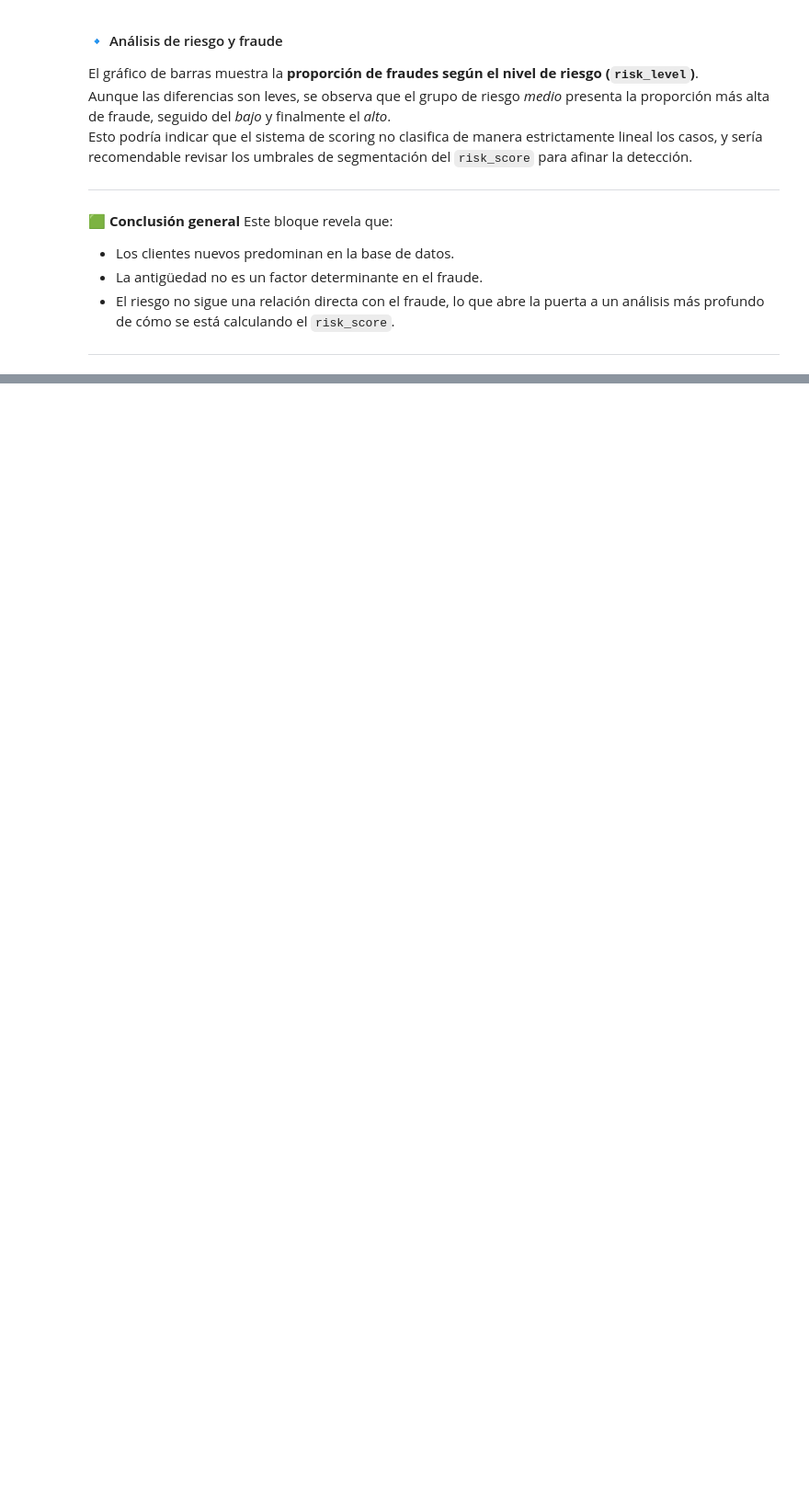
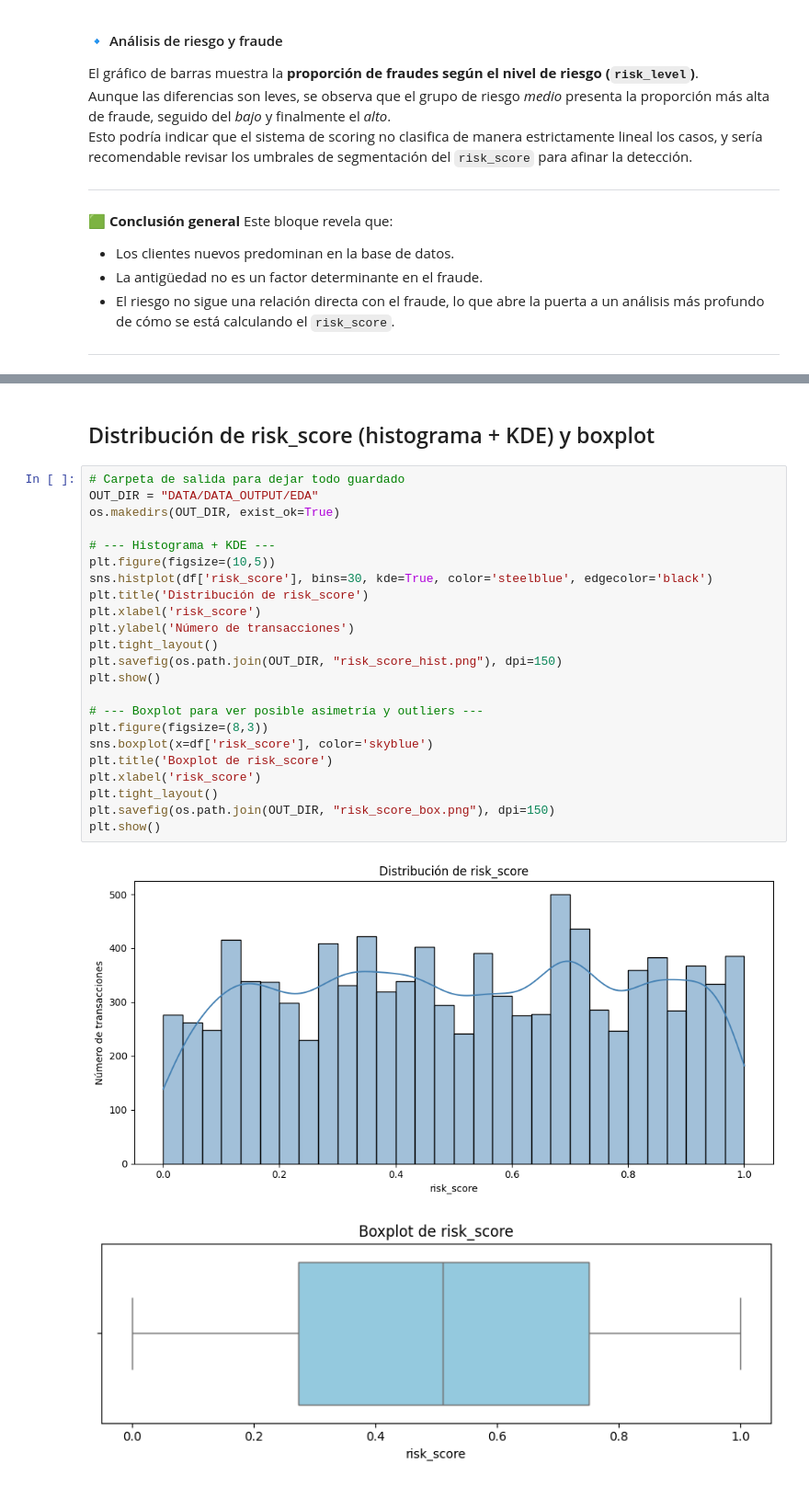
Before and after one commit to PatriciaMerinero/Proyecto_Final_Data_Analytics, a Jupyter notebook: NOTEBOOKS/03_EDA_ANALISIS_DESCRIPTIVO.ipynb, the cells around one changed output, grey strips where cells are left out. Shown at 92% size. Saved outputs shown, nothing was run; the diff lists cells and outputs as text; blank space fills up the shorter version.

```diff
--- a/NOTEBOOKS/03_EDA_ANALISIS_DESCRIPTIVO.ipynb
+++ b/NOTEBOOKS/03_EDA_ANALISIS_DESCRIPTIVO.ipynb
@@ -530,0 +566,28 @@ Este bloque revela que:
+# %% [markdown]
+## Distribución de risk_score (histograma + KDE) y boxplot
+# %%
+# Carpeta de salida para dejar todo guardado
+OUT_DIR = "DATA/DATA_OUTPUT/EDA"
+os.makedirs(OUT_DIR, exist_ok=True)
+
+# --- Histograma + KDE ---
+plt.figure(figsize=(10,5))
+sns.histplot(df['risk_score'], bins=30, kde=True, color='steelblue', edgecolor='black')
+plt.title('Distribución de risk_score')
+plt.xlabel('risk_score')
+plt.ylabel('Número de transacciones')
+plt.tight_layout()
+plt.savefig(os.path.join(OUT_DIR, "risk_score_hist.png"), dpi=150)
+plt.show()
+
+# --- Boxplot para ver posible asimetría y outliers ---
+plt.figure(figsize=(8,3))
+sns.boxplot(x=df['risk_score'], color='skyblue')
+plt.title('Boxplot de risk_score')
+plt.xlabel('risk_score')
+plt.tight_layout()
+plt.savefig(os.path.join(OUT_DIR, "risk_score_box.png"), dpi=150)
+plt.show()
+# %% [output]
+[figure, added]
+[figure, added]
```
Also changed, not shown: parts of 43 cells of this notebook, 11 other files.
